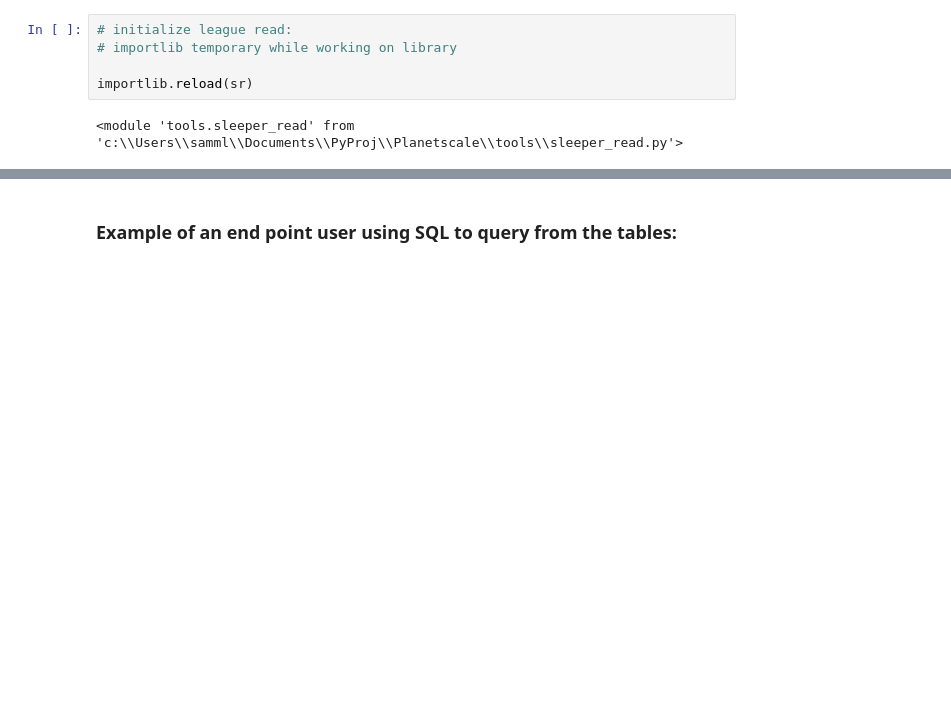
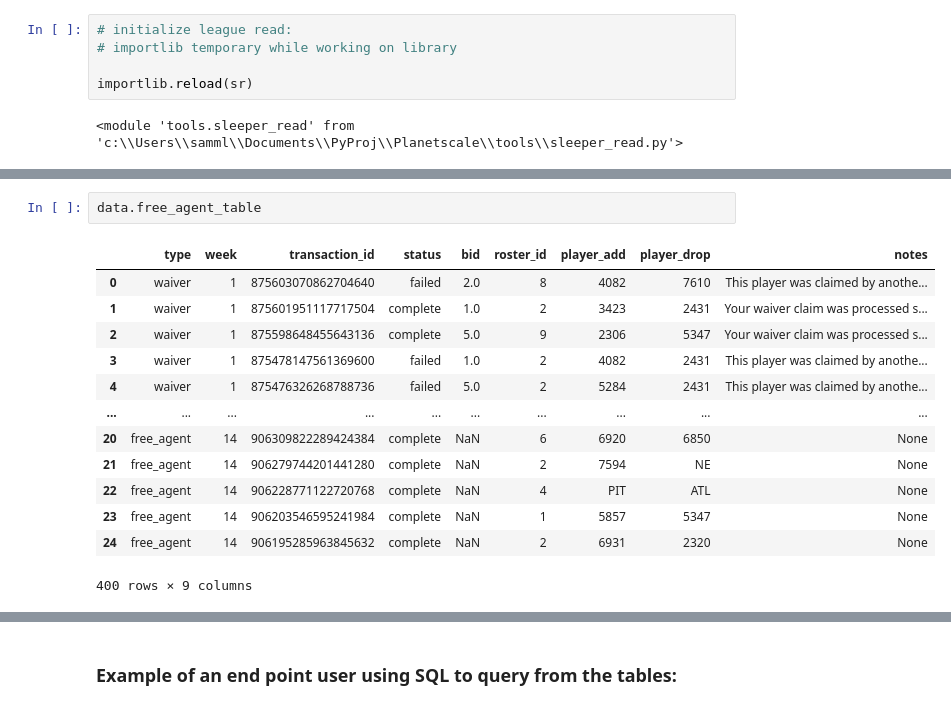
Before and after one commit to smlederer/ff_etl, a Jupyter notebook: sleeper_read_playground.ipynb, the cells around one changed output, grey strips where cells are left out. Saved outputs shown, nothing was run; the diff lists cells and outputs as text; blank space fills up the shorter version.

Commit message:
added transaction tables

```diff
--- a/sleeper_read_playground.ipynb
+++ b/sleeper_read_playground.ipynb
@@ -118,0 +116,16 @@ data.results_table
+# %%
+data.free_agent_table
+# %% [output]
+|  | type | week | transaction_id | status | bid | roster_id | player_add | player_drop | notes |
+| 0 | waiver | 1 | 875603070862704640 | failed | 2.0 | 8 | 4082 | 7610 | This player was claimed by anothe... |
+| 1 | waiver | 1 | 875601951117717504 | complete | 1.0 | 2 | 3423 | 2431 | Your waiver claim was processed s... |
+| 2 | waiver | 1 | 875598648455643136 | complete | 5.0 | 9 | 2306 | 5347 | Your waiver claim was processed s... |
+| 3 | waiver | 1 | 875478147561369600 | failed | 1.0 | 2 | 4082 | 2431 | This player was claimed by anothe... |
+| 4 | waiver | 1 | 875476326268788736 | failed | 5.0 | 2 | 5284 | 2431 | This player was claimed by anothe... |
+| ... | ... | ... | ... | ... | ... | ... | ... | ... | ... |
+| 20 | free_agent | 14 | 906309822289424384 | complete | NaN | 6 | 6920 | 6850 | None |
+| 21 | free_agent | 14 | 906279744201441280 | complete | NaN | 2 | 7594 | NE | None |
+| 22 | free_agent | 14 | 906228771122720768 | complete | NaN | 4 | PIT | ATL | None |
+| 23 | free_agent | 14 | 906203546595241984 | complete | NaN | 1 | 5857 | 5347 | None |
+| 24 | free_agent | 14 | 906195285963845632 | complete | NaN | 2 | 6931 | 2320 | None |
+400 rows × 9 columns
```
Also changed, not shown: parts of 6 cells of this notebook, 2 other files.
